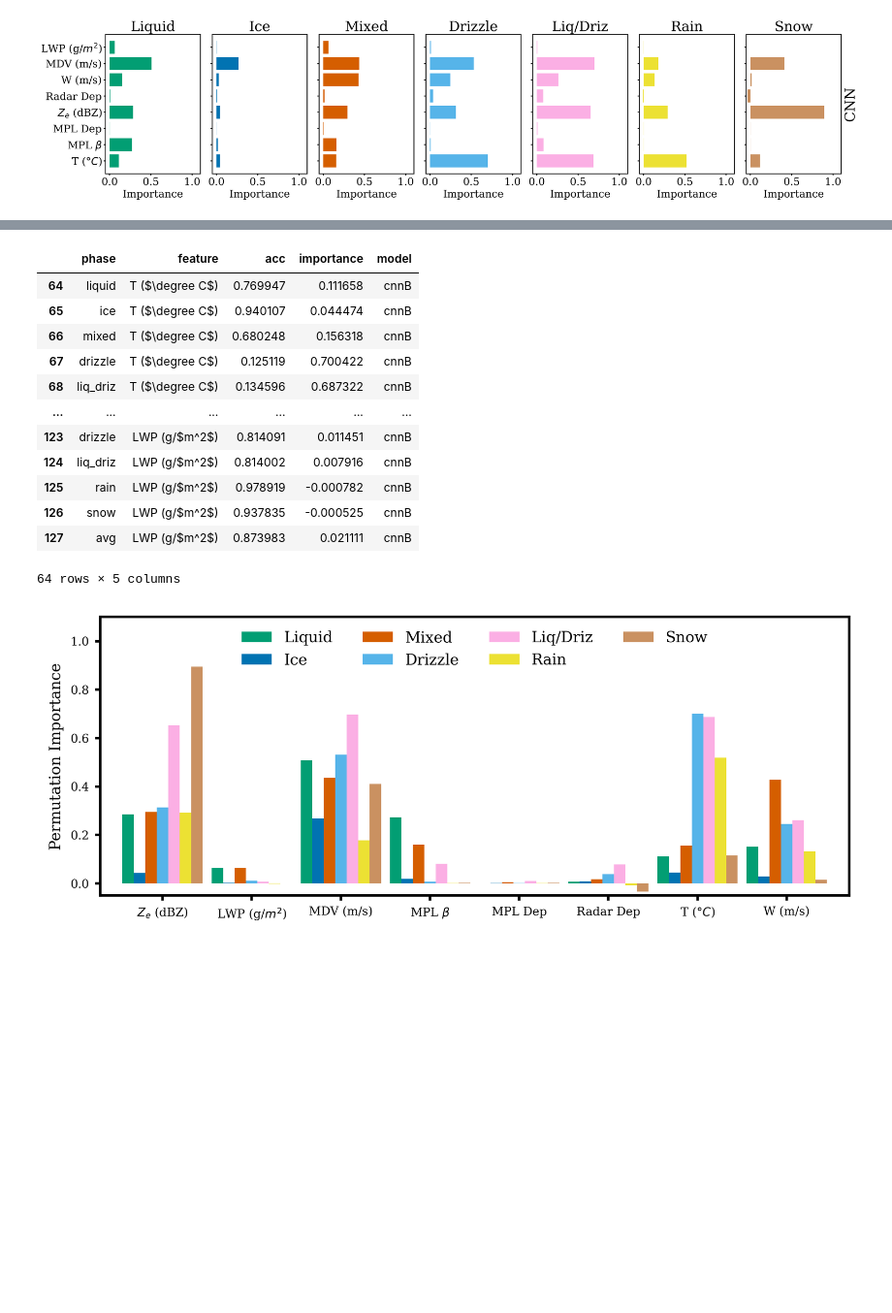
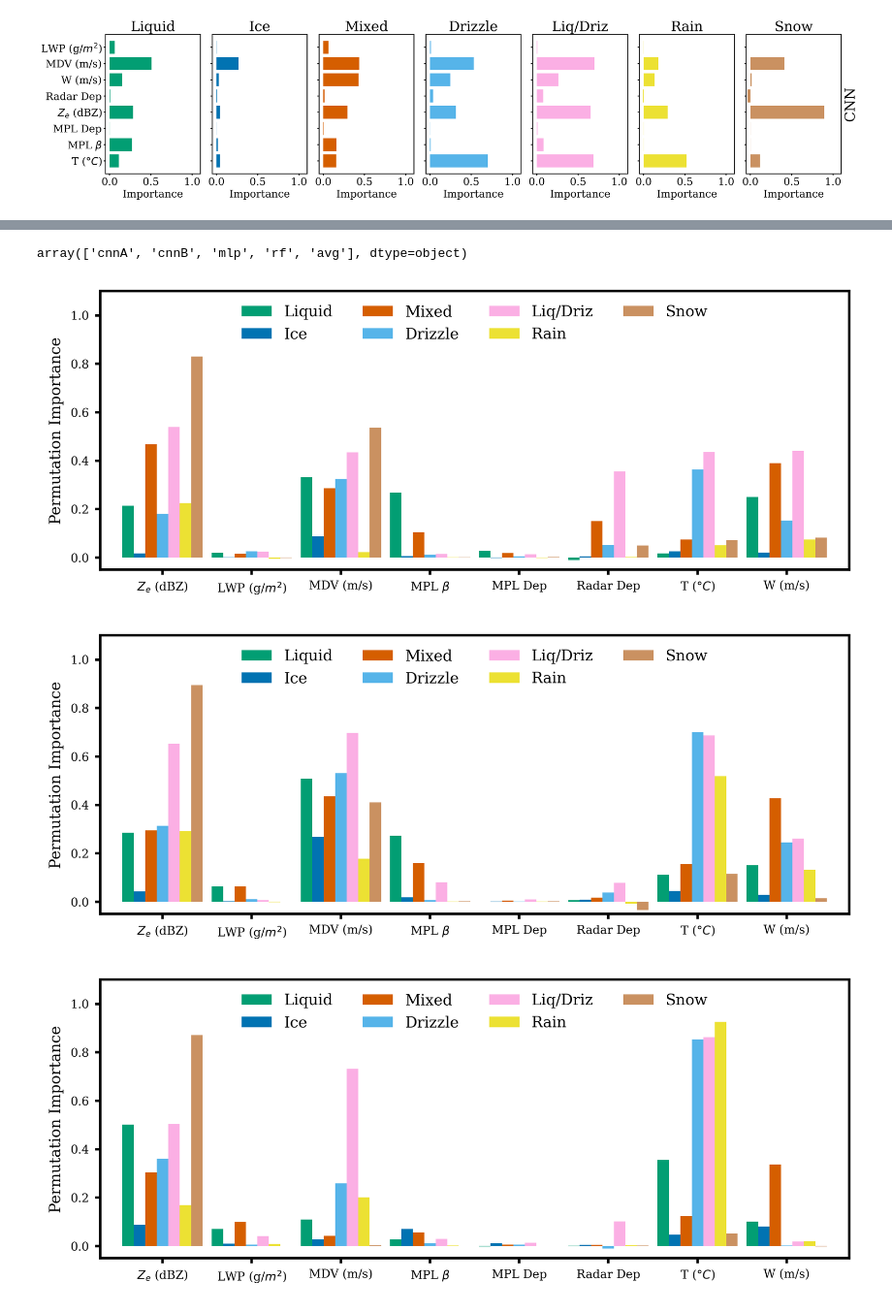
Before and after one commit to maxwelllevin/cloudphase-ml-amt, a Jupyter notebook: src/analysis/importances.ipynb, the cells around one changed output, grey strips where cells are left out. Shown at 97% size. Drawn from its saved outputs; the diff is of its cells as text; code cells hidden in the pictures; blank space fills up the shorter version.

Commit message:
Plot permutation importances for other models

```diff
--- a/src/analysis/importances.ipynb
+++ b/src/analysis/importances.ipynb
@@ -608,50 +611,42 @@ with plt.style.context("style.mplstyle"):
 # %%
-df[df["model"] == "cnnB"]
+df["model"].unique()
 # %% [output]
-|  | phase | feature | acc | importance | model |
-| 64 | liquid | T ($\degree C$) | 0.769947 | 0.111658 | cnnB |
-| 65 | ice | T ($\degree C$) | 0.940107 | 0.044474 | cnnB |
-| 66 | mixed | T ($\degree C$) | 0.680248 | 0.156318 | cnnB |
-| 67 | drizzle | T ($\degree C$) | 0.125119 | 0.700422 | cnnB |
-| 68 | liq_driz | T ($\degree C$) | 0.134596 | 0.687322 | cnnB |
-| ... | ... | ... | ... | ... | ... |
-| 123 | drizzle | LWP (g/$m^2$) | 0.814091 | 0.011451 | cnnB |
-| 124 | liq_driz | LWP (g/$m^2$) | 0.814002 | 0.007916 | cnnB |
-| 125 | rain | LWP (g/$m^2$) | 0.978919 | -0.000782 | cnnB |
-| 126 | snow | LWP (g/$m^2$) | 0.937835 | -0.000525 | cnnB |
-| 127 | avg | LWP (g/$m^2$) | 0.873983 | 0.021111 | cnnB |
-64 rows × 5 columns
+array(['cnnA', 'cnnB', 'mlp', 'rf', 'avg'], dtype=object)
 # %%
 phases = {
     "liquid": "Liquid",
     "ice": "Ice",
     "mixed": "Mixed",
     "drizzle": "Drizzle",
     "liq_driz": "Liq/Driz",
     "rain": "Rain",
     "snow": "Snow",
     # "avg": "Avg",
 }
 renamed_cmap = {phases[p]: c for p, c in cmap.items() if p in phases}
 
+models = ["cnnA", "cnnB", "rf", "mlp"]
 with plt.style.context("style.mplstyle"):
-    fig, ax = plt.subplots(figsize=(8, 3))
-    data = df[(df["model"] == "cnnB") & (df["phase"] != "avg")].pivot(index="feature",columns="phase", values="importance")
-    data = data[list(phases)].rename(columns=phases)
-    data.plot.bar(ax=ax, width=0.9, color=renamed_cmap, legend=None)
+    for model in models:
+        fig, ax = plt.subplots(figsize=(8, 3))
+        data = df[(df["model"] == model) & (df["phase"] != "avg")].pivot(index="feature",columns="phase", values="importance")
+        data = data[list(phases)].rename(columns=phases)
+        data.plot.bar(ax=ax, width=0.9, color=renamed_cmap, legend=None)
 
-    ax.set_ylim(-0.05, 1.1)
+        ax.set_ylim(min(-0.05, data.min().min()), 1.1)
 
-    ax.set_xlabel("")
-    ax.set_ylabel("Permutation Importance")
-    ax.set_xticklabels(ax.get_xticklabels(), rotation=0)
+        ax.set_xlabel("")
+        ax.set_ylabel("Permutation Importance")
+        ax.set_xticklabels(ax.get_xticklabels(), rotation=0)
 
-    plt.legend(
-        loc="upper center",
-        # bbox_to_anchor=(0.5, -0.15),
-        ncol=4
-    )
-    fig.savefig("figures/cnn_importances.png")
+        plt.legend(
+            loc="upper center",
+            # bbox_to_anchor=(0.5, -0.15),
+            ncol=4
+        )
+        fig.savefig(f"figures/{model}_importances.png")
     plt.show()
 # %% [output]
-[figure, old version]
+[figure, new version]
+[figure, added]
+[figure, added]
```
Also changed, not shown: parts of 4 cells of this notebook, 4 other files.
